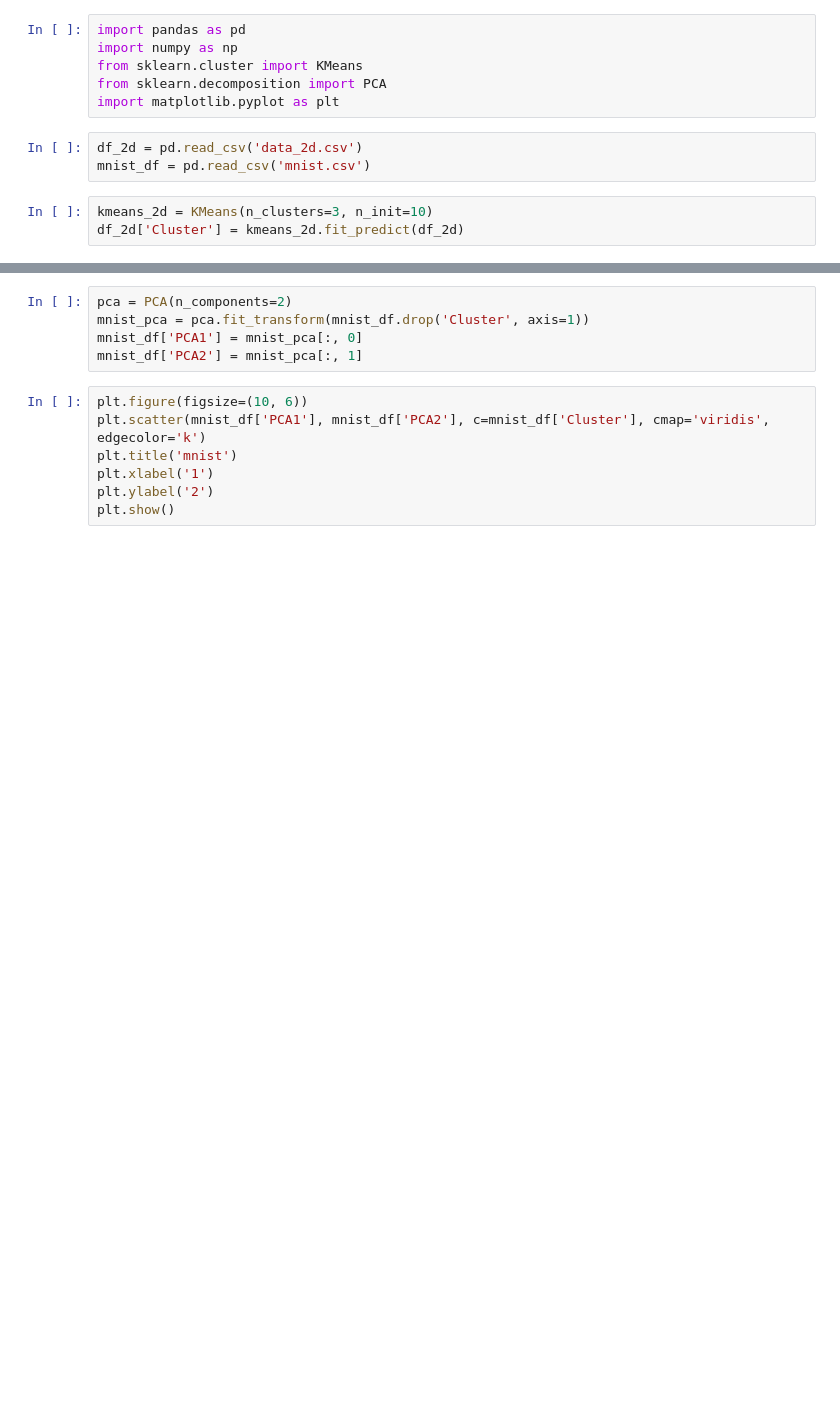
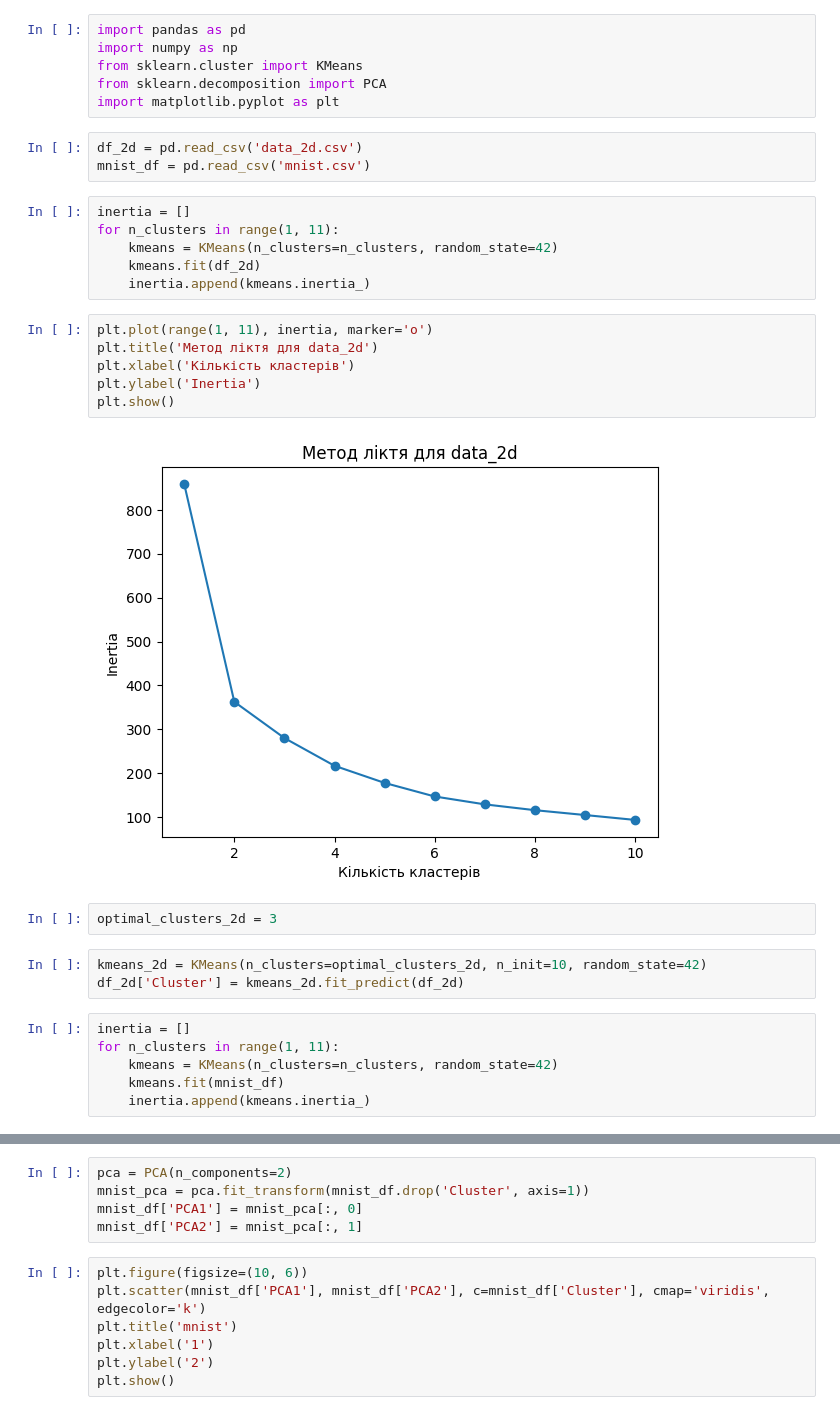
Before and after one commit to avegigs/dataS, a Jupyter notebook: hw6.ipynb, the cells around one changed output, grey strips where cells are left out. Cells and saved outputs as stored; diff of their text form; blank space fills up the shorter version.

```diff
--- a/hw6.ipynb
+++ b/hw6.ipynb
@@ -7,6 +7,28 @@ import matplotlib.pyplot as plt
 # %%
 df_2d = pd.read_csv('data_2d.csv')
 mnist_df = pd.read_csv('mnist.csv')
+# %%
+inertia = []
+for n_clusters in range(1, 11):
+    kmeans = KMeans(n_clusters=n_clusters, random_state=42)
+    kmeans.fit(df_2d)
+    inertia.append(kmeans.inertia_)
+# %%
+plt.plot(range(1, 11), inertia, marker='o')
+plt.title('Метод ліктя для data_2d')
+plt.xlabel('Кількість кластерів')
+plt.ylabel('Inertia')
+plt.show()
+# %% [output]
+[figure, added]
+# %%
+optimal_clusters_2d = 3
 # %%
-kmeans_2d = KMeans(n_clusters=3, n_init=10)
+kmeans_2d = KMeans(n_clusters=optimal_clusters_2d, n_init=10, random_state=42)
 df_2d['Cluster'] = kmeans_2d.fit_predict(df_2d)
+# %%
+inertia = []
+for n_clusters in range(1, 11):
+    kmeans = KMeans(n_clusters=n_clusters, random_state=42)
+    kmeans.fit(mnist_df)
+    inertia.append(kmeans.inertia_)
```
Also changed, not shown: parts of 6 cells of this notebook.
